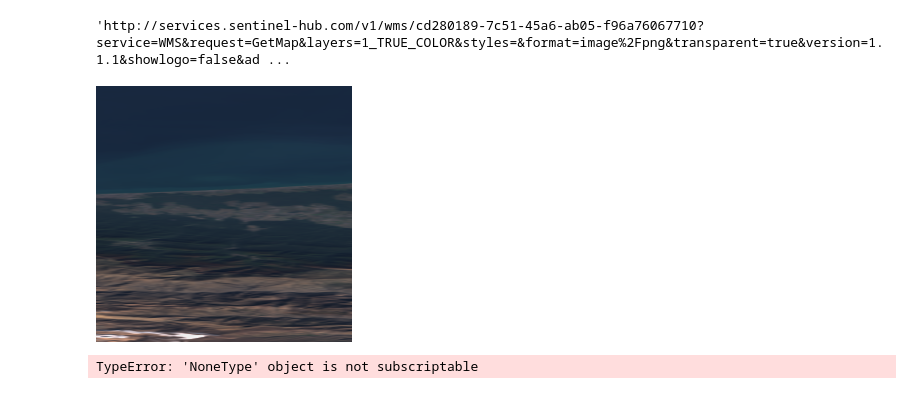
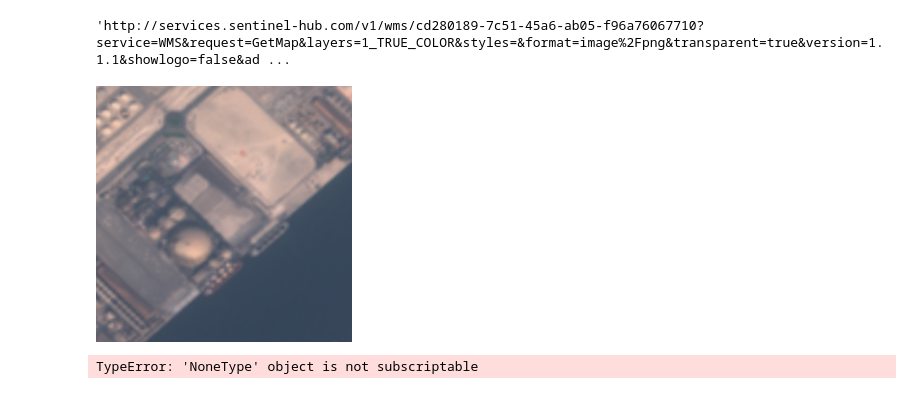
Before and after one commit to FarshadAmiri/Sat_object_detection, a Jupyter notebook: sentinel-scraping.ipynb, the cells around one changed output. Saved outputs shown, nothing was run; the diff lists cells and outputs as text; code cells hidden in the pictures.

```diff
--- a/sentinel-scraping.ipynb
+++ b/sentinel-scraping.ipynb
@@ -13,11 +13,12 @@ sentinel_url_xyz(17, 33, 14, n_days_before_date=15)
 # %% [output]
 'http://services.sentinel-hub.com/v1/wms/cd280189-7c51-45a6-ab05-f96a76067710?service=WMS&request=GetMap&layers=1_TRUE_COLOR&styles=&format=image%2Fpng&transparent=true&version=1.1.1&showlogo=false&ad ...
 # %%
-img = sentinel_url_longlat(52, 36, 52.2, 37, n_days_before_date=15, date=None, save_img=True, output_dir=r"C:\Users\user2\Desktop\sentinel_images",
-                           img_name=None, output_img=True)
+bbox_coords = [55.06, 25.0, 55.07, 25.01]
+img, url = sentinel_url_longlat(bbox_coords, n_days_before_date=15, date=None, save_img=True, output_dir=r"C:\Users\user2\Desktop\sentinel_images",
+                           img_name=None, output_img=True, output_url=True)
 img
 # %% [output]
-[figure, old version]
+[figure, new version]
 # %%
 # %% [output]
 TypeError: 'NoneType' object is not subscriptable
```
Also changed, not shown: 1 other file.
